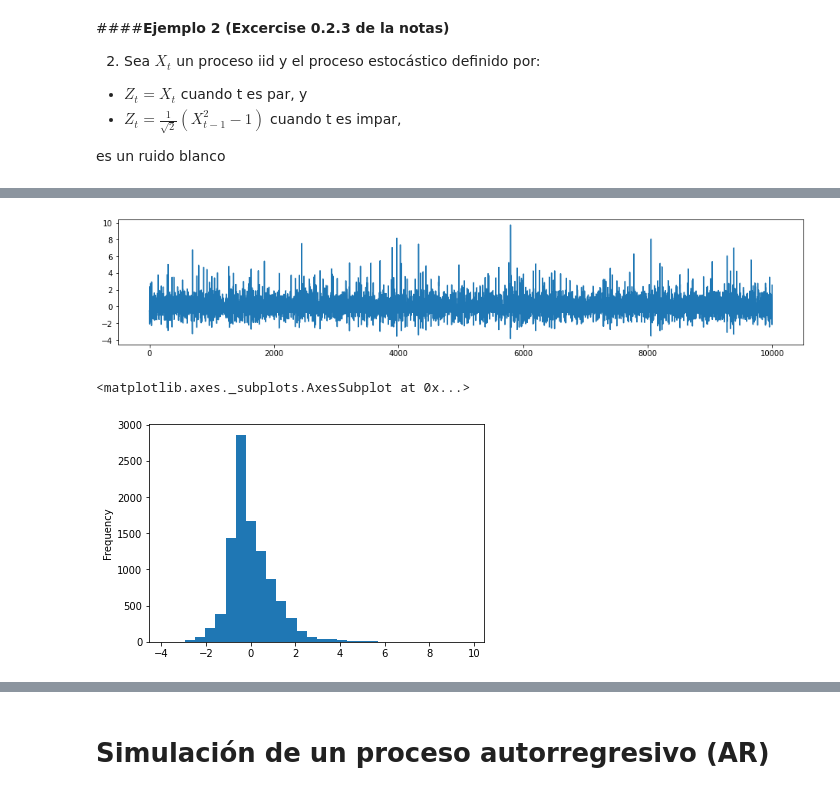
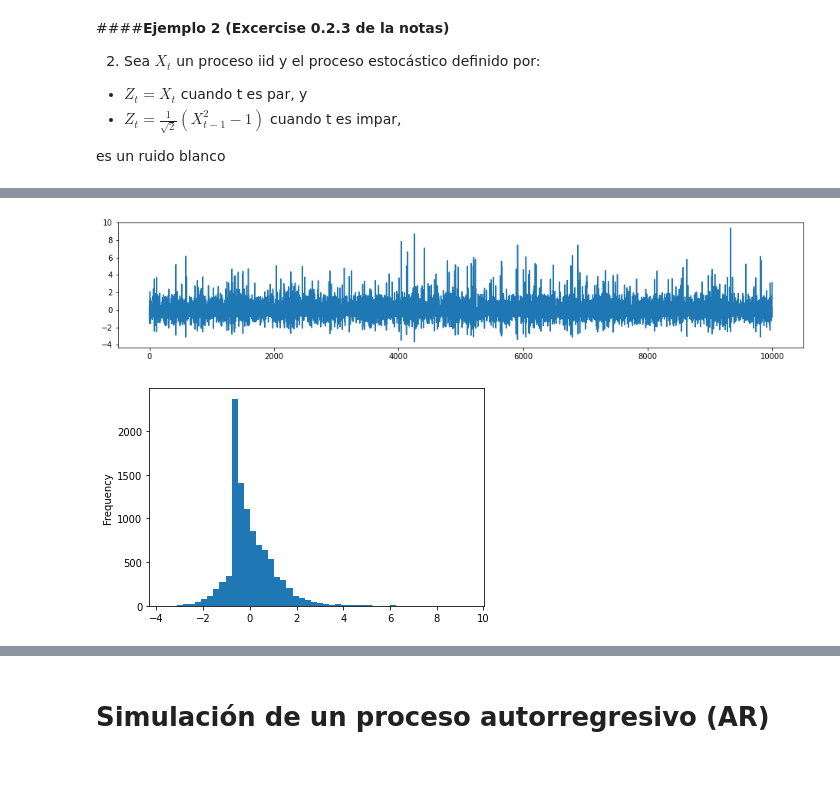
Before and after one commit to AnIsAsPe/Prediccion-produccion-electricidad, a Jupyter notebook: notebooks/regresión,_ruido_y_series_de_tiempo.ipynb, the cells around one changed output, grey strips where cells are left out. Saved outputs shown, nothing was run; the diff lists cells and outputs as text; code cells hidden in the pictures.

```diff
--- a/notebooks/regresión,_ruido_y_series_de_tiempo.ipynb
+++ b/notebooks/regresión,_ruido_y_series_de_tiempo.ipynb
@@ -151,5 +157,7 @@ Length: 10000, dtype: float64
 # %%
-Zt = pd.Series(np.zeros(10000))
+num_muestras  = 10000
+Xt = pd.Series(np.random.normal(size= num_muestras))
+Zt = pd.Series(np.zeros(num_muestras))
 for i in range(len(Zt)):
   if i % 2 == 0:
     Zt[i]= Xt[i]
@@ -159,9 +167,9 @@ for i in range(len(Zt)):
 Zt.plot(figsize = (16,3))
 plt.show()
 # %% [output]
-[figure, old version]
+[figure, new version]
 # %%
-Zt.plot.hist(bins=30)
+Zt.plot.hist(bins=50)
+plt.show()
 # %% [output]
-<matplotlib.axes._subplots.AxesSubplot at 0x...>
-[figure, old version]
+[figure, new version]
```
Also changed, not shown: parts of 42 cells of this notebook.
